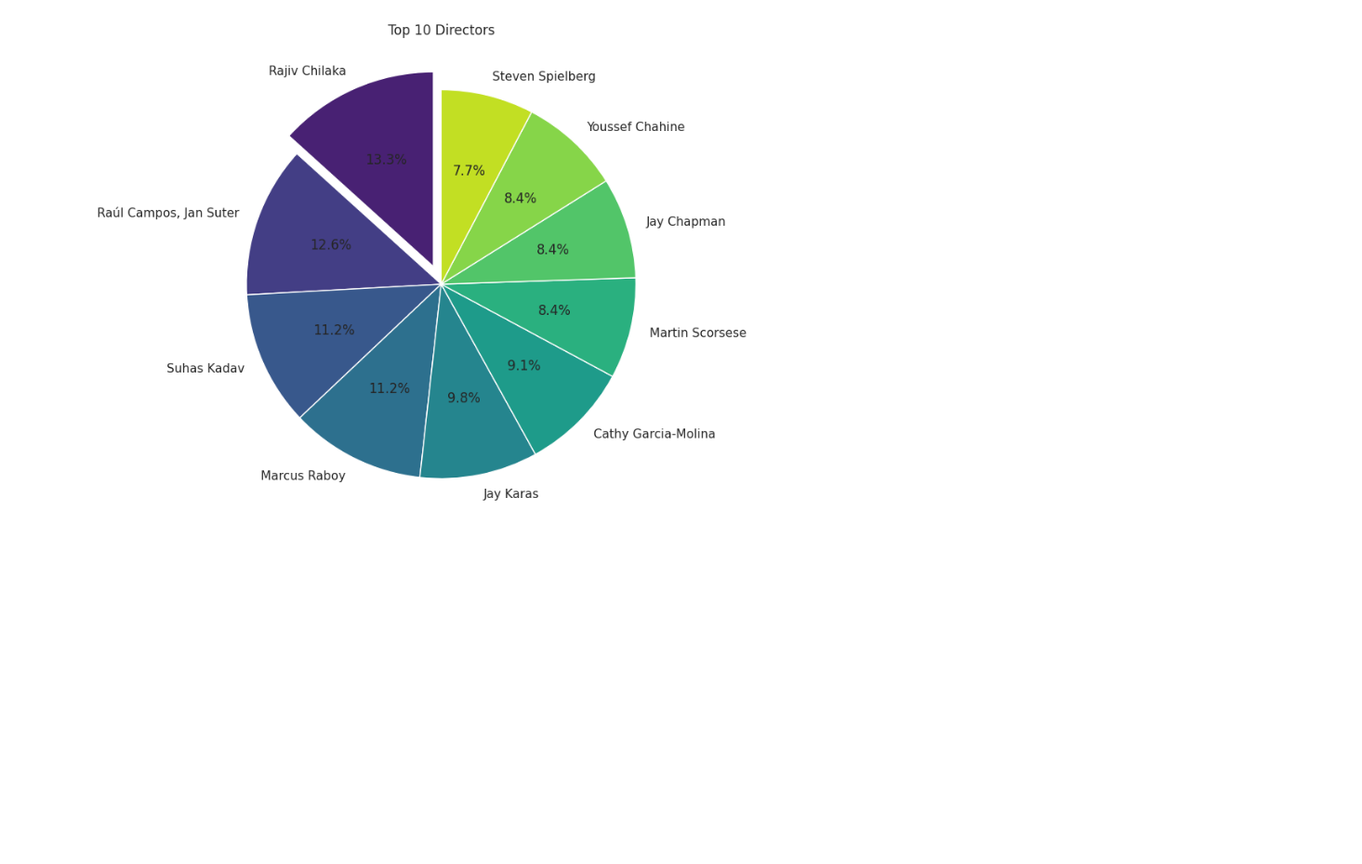
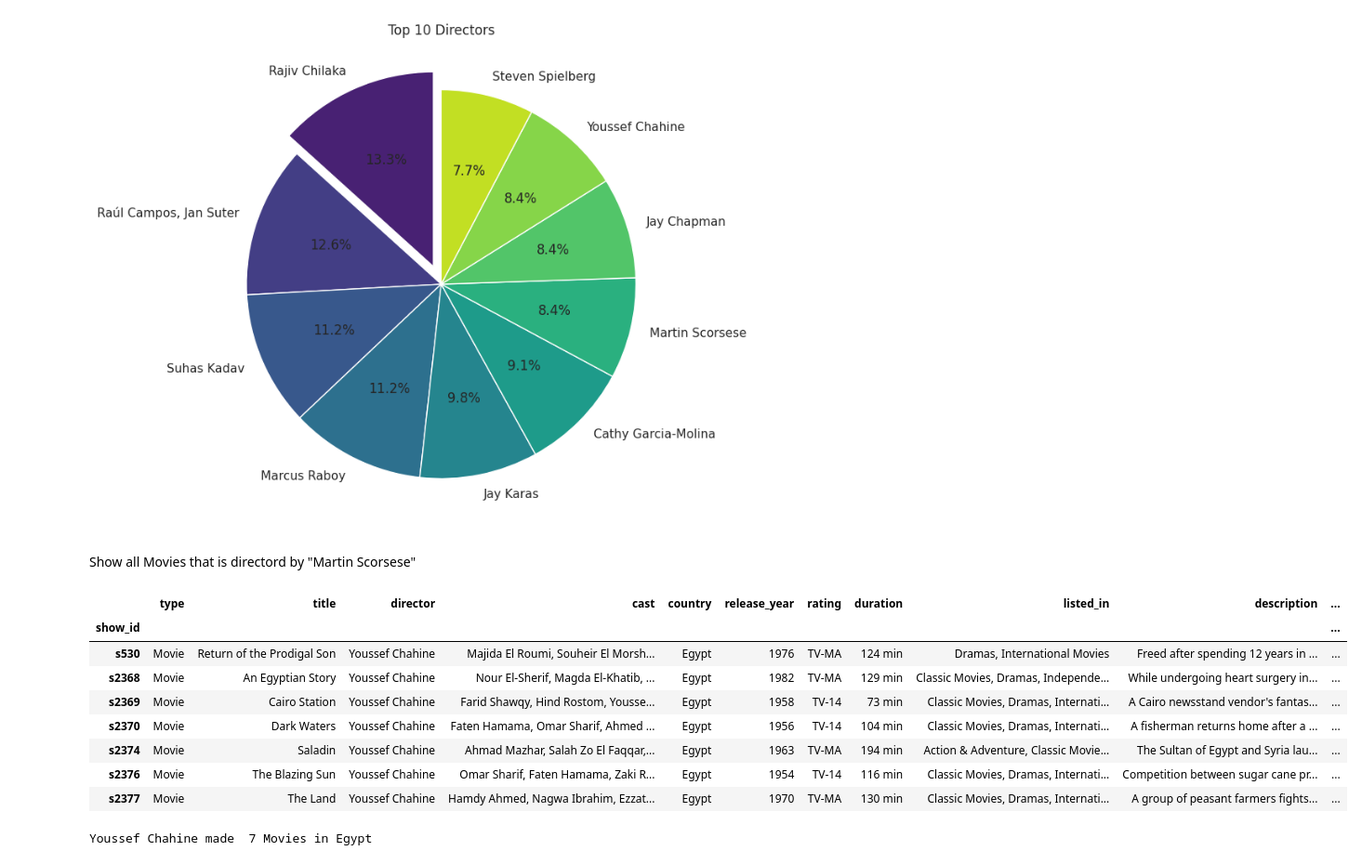
Before and after one commit to Rezashatery/Netflix-Movies-and-TV-Shows-, a Jupyter notebook: netflix-analysis.ipynb, the cells around one changed output. Shown: that part at 93% size. Saved outputs shown, nothing was run; the diff lists cells and outputs as text; code cells hidden in the pictures; blank space fills up the shorter version.

Commit message:
director in EGYPT

```diff
--- a/netflix-analysis.ipynb
+++ b/netflix-analysis.ipynb
@@ -489,3 +489,21 @@ plt.title('Top 10 Directors')
 plt.show()
 # %% [output]
 [figure]
+# %% [markdown]
+Show all Movies that is directord by "Martin Scorsese"
+# %%
+df[ (df['type']=='Movie')&(df['director']=='Youssef Chahine') &(df['country']=="Egypt")]
+# %% [output]
+|  | type | title | director | cast | country | release_year | rating | duration | listed_in | description | ... |
+| show_id |  |  |  |  |  |  |  |  |  |  | ... |
+| s530 | Movie | Return of the Prodigal Son | Youssef Chahine | Majida El Roumi, Souheir El Morsh... | Egypt | 1976 | TV-MA | 124 min | Dramas, International Movies | Freed after spending 12 years in ... | ... |
+| s2368 | Movie | An Egyptian Story | Youssef Chahine | Nour El-Sherif, Magda El-Khatib, ... | Egypt | 1982 | TV-MA | 129 min | Classic Movies, Dramas, Independe... | While undergoing heart surgery in... | ... |
+| s2369 | Movie | Cairo Station | Youssef Chahine | Farid Shawqy, Hind Rostom, Yousse... | Egypt | 1958 | TV-14 | 73 min | Classic Movies, Dramas, Internati... | A Cairo newsstand vendor's fantas... | ... |
+| s2370 | Movie | Dark Waters | Youssef Chahine | Faten Hamama, Omar Sharif, Ahmed ... | Egypt | 1956 | TV-14 | 104 min | Classic Movies, Dramas, Internati... | A fisherman returns home after a ... | ... |
+| s2374 | Movie | Saladin | Youssef Chahine | Ahmad Mazhar, Salah Zo El Faqqar,... | Egypt | 1963 | TV-MA | 194 min | Action & Adventure, Classic Movie... | The Sultan of Egypt and Syria lau... | ... |
+| s2376 | Movie | The Blazing Sun | Youssef Chahine | Omar Sharif, Faten Hamama, Zaki R... | Egypt | 1954 | TV-14 | 116 min | Classic Movies, Dramas, Internati... | Competition between sugar cane pr... | ... |
+| s2377 | Movie | The Land | Youssef Chahine | Hamdy Ahmed, Nagwa Ibrahim, Ezzat... | Egypt | 1970 | TV-MA | 130 min | Classic Movies, Dramas, Internati... | A group of peasant farmers fights... | ... |
+# %%
+print("Youssef Chahine made ",len(df[ (df['type']=='Movie')&(df['director']=='Youssef Chahine') &(df['country']=="Egypt")]),"Movies in Egypt")
+# %% [output]
+Youssef Chahine made  7 Movies in Egypt
```
